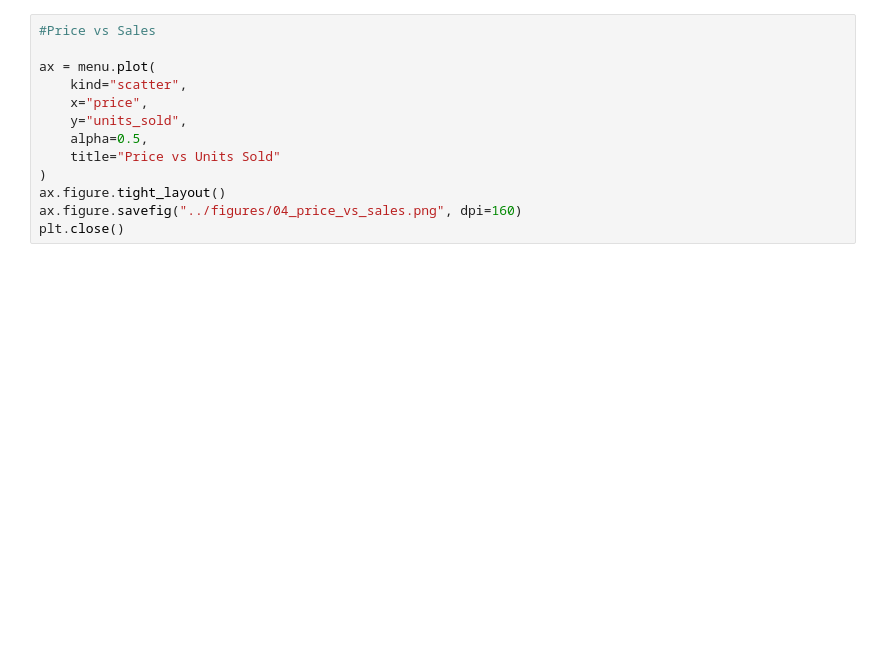
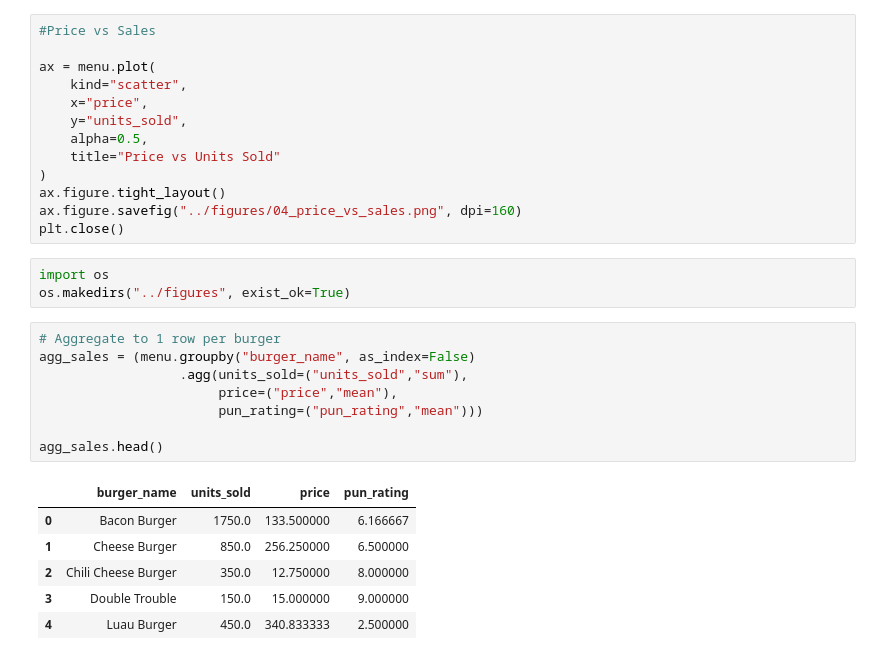
Before and after one commit to geralnyika/bobs-burger-biz, a Jupyter notebook: bobs-burger-biz/notebooks/01_menu_performance.ipynb, the cells around one changed output. Cells and saved outputs as stored; diff of their text form; blank space fills up the shorter version.

```diff
--- a/bobs-burger-biz/notebooks/01_menu_performance.ipynb
+++ b/bobs-burger-biz/notebooks/01_menu_performance.ipynb
@@ -304,3 +304,21 @@ ax = menu.plot(
 ax.figure.tight_layout()
 ax.figure.savefig("../figures/04_price_vs_sales.png", dpi=160)
 plt.close()
+# %%
+import os
+os.makedirs("../figures", exist_ok=True)
+# %%
+# Aggregate to 1 row per burger
+agg_sales = (menu.groupby("burger_name", as_index=False)
+                  .agg(units_sold=("units_sold","sum"),
+                       price=("price","mean"),
+                       pun_rating=("pun_rating","mean")))
+
+agg_sales.head()
+# %% [output]
+|  | burger_name | units_sold | price | pun_rating |
+| 0 | Bacon Burger | 1750.0 | 133.500000 | 6.166667 |
+| 1 | Cheese Burger | 850.0 | 256.250000 | 6.500000 |
+| 2 | Chili Cheese Burger | 350.0 | 12.750000 | 8.000000 |
+| 3 | Double Trouble | 150.0 | 15.000000 | 9.000000 |
+| 4 | Luau Burger | 450.0 | 340.833333 | 2.500000 |
```
Also changed, not shown: parts of 5 cells of this notebook.
